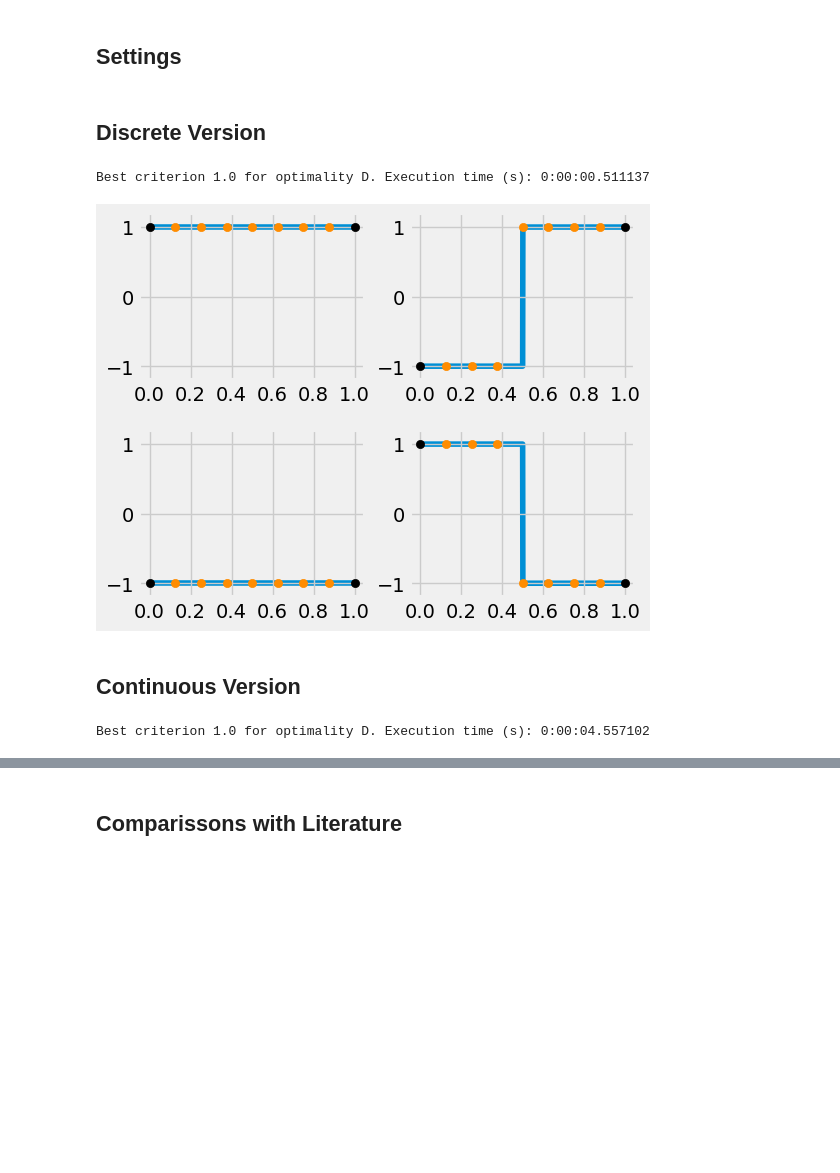
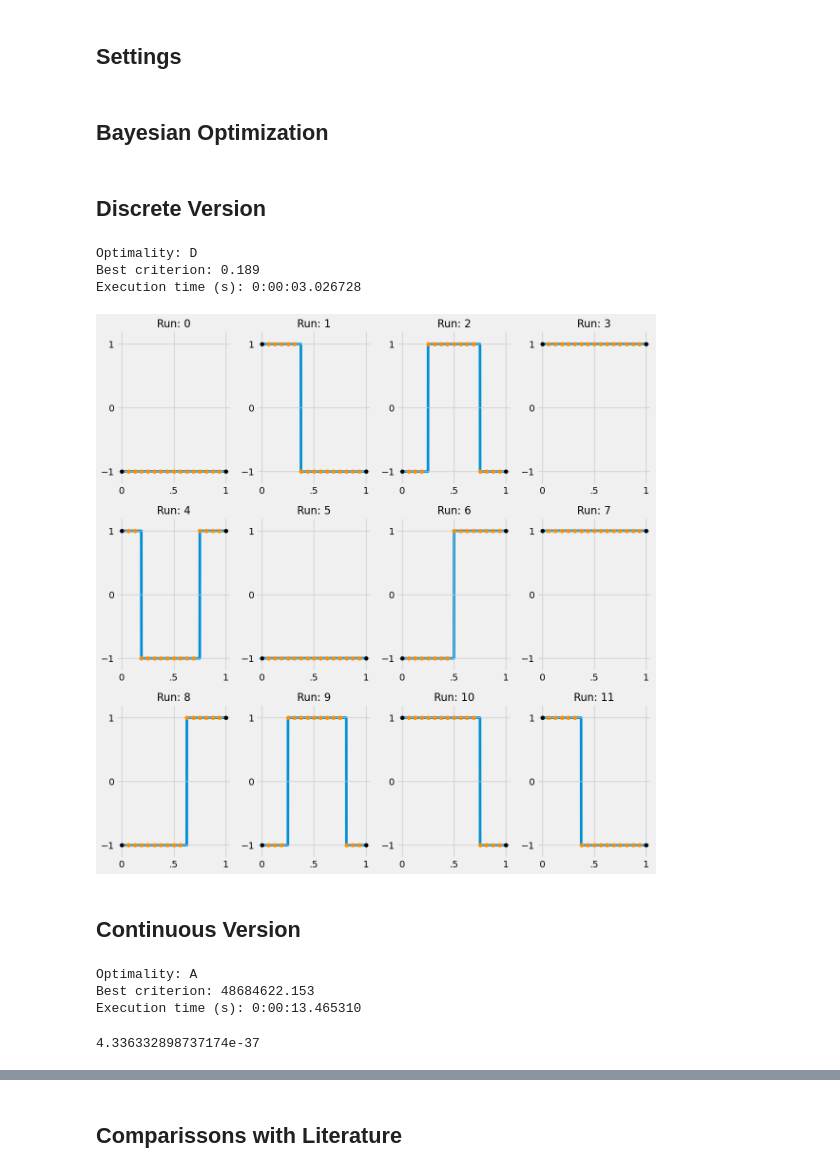
Before and after one commit to TedOiler/dexpy, a Jupyter notebook: v2/test_algorithms.ipynb, the cells around one changed output, grey strips where cells are left out. Drawn from its saved outputs; the diff is of its cells as text; code cells hidden in the pictures; blank space fills up the shorter version.

Commit message:
working version of smoothness penalization

```diff
--- a/v2/test_algorithms.ipynb
+++ b/v2/test_algorithms.ipynb
@@ -14,9 +16,14 @@ from bayesian_opt import bo_loop
 # %% [markdown]
 ## Settings
 # %%
-runs = 4
+runs = 10
 levels = np.linspace(-1,1,3).tolist()
 epochs = 1_000
 optimality = 'A'
 method = 'Nelder-Mead'
-J_cb = calc_basis_matrix(x_basis=8, b_basis=2)
+n_b = 8
+n_x = 16
+J_cb = calc_basis_matrix(x_basis=n_x, b_basis=n_b)
+R_0 = calc_penalty_matrix(n_b=n_b)
+# %% [markdown]
+## Bayesian Optimization
@@ -31,28 +51,50 @@ results, best_cr, _ = cordex_discrete(runs=runs,
                                    J_cb=J_cb,
                                    optimality=optimality)
 end = timer()
-print(f"Best criterion {np.round(best_cr,3)} for optimality {optimality}. Execution time (s): {timedelta(seconds=end-start)}")
+print(f"Optimality: {optimality}"
+      f"\nBest criterion: {np.round(best_cr,3)}"
+      f"\nExecution time (s): {timedelta(seconds=end-start)}")
 # %% [output]
-Best criterion 1.0 for optimality D. Execution time (s): 0:00:00.511137
+Optimality: D
+Best criterion: 0.189
+Execution time (s): 0:00:03.026728
 # %%
-subplot_results(sub_x=2, sub_y=2, T=np.linspace(0, 1, 1000), results=results, J_cb=J_cb)
+subplot_results(sub_x=3, sub_y=4, T=np.linspace(0, 1, 1000), results=results, J_cb=J_cb)
 # %% [output]
-[figure, old version]
+[figure, new version]
 # %% [markdown]
 ## Continuous Version
 # %%
 # Nelder-Mead, L-BFGS-B, Powell, TNC
 start = timer()
 results, best_cr, _ = cordex_continuous(runs=runs,
-                                     feats=J_cb.shape[0],
-                                     J_cb=J_cb,
-                                     epochs=epochs,
-                                     method=method,
-                                     optimality=optimality,
-                                     random_start=False,
-                                     disable_bar=False)
+                                        feats=J_cb.shape[0],
+                                        J_cb=J_cb,
+                                        R_0=R_0,
+                                        epochs=10,
+                                        method=method,
+                                        optimality='A',
+                                        random_start=False,
+                                        disable_bar=True,
+                                        penalty=0.5)
 end = timer()
-print(f"Best criterion {np.round(best_cr,3)} for optimality {optimality}. Execution time (s): {timedelta(seconds=end-start)}")
+print(f"Optimality: {optimality}"
+      f"\nBest criterion: {np.round(best_cr,3)}"
+      f"\nExecution time (s): {timedelta(seconds=end-start)}")
+
+# Enforce smoothness for x(t)?
+# nx=100, nb=3 => A_opt=206.884d
+# 4.312
+# 4.257
+# 4.273
+# 4.271
 # %% [output]
-Best criterion 1.0 for optimality D. Execution time (s): 0:00:04.557102
+Optimality: A
+Best criterion: 48684622.153
+Execution time (s): 0:00:13.465310
+# %%
+Z = np.hstack((np.ones((runs,1)), results @ J_cb))
+np.linalg.det(Z.T @ Z)
+# %% [output]
+4.336332898737174e-37
 # %%
```
Also changed, not shown: parts of 18 cells of this notebook, 14 other files.
